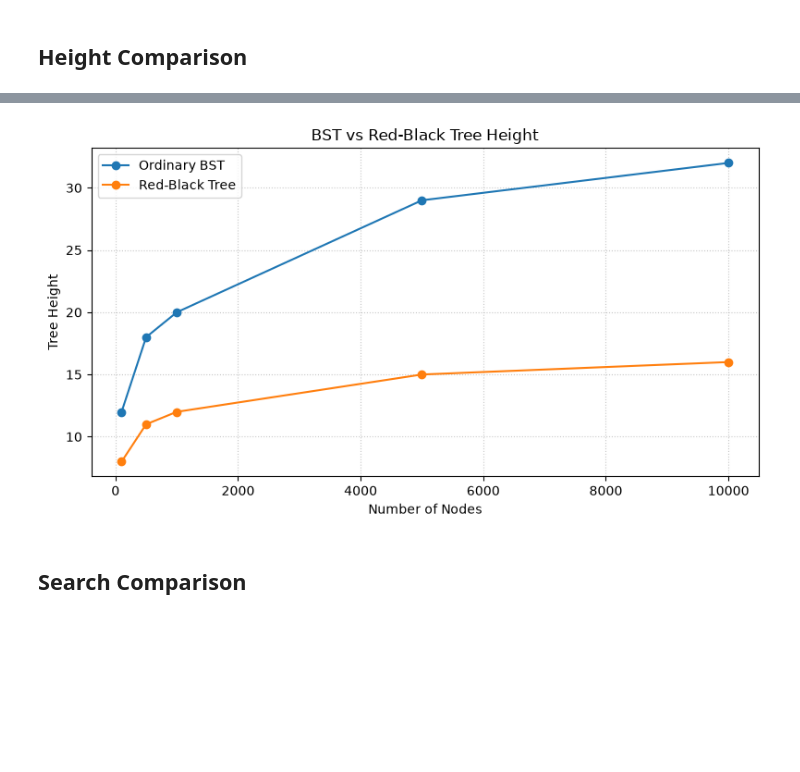
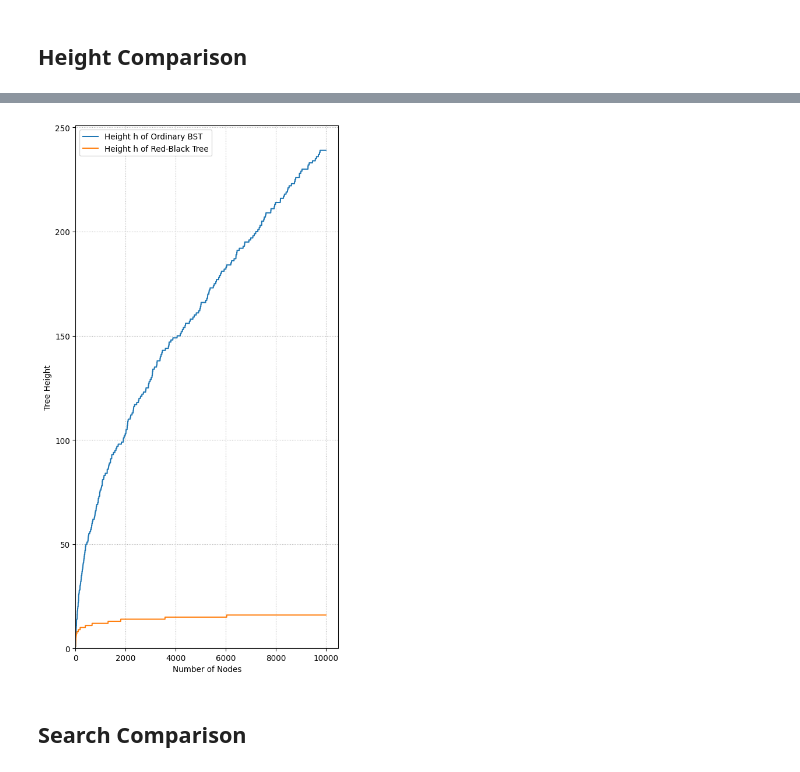
Before and after one commit to c43-sar/2650026_CS69101, a Jupyter notebook: 2650026_lab4.ipynb, the cells around one changed output, grey strips where cells are left out. Drawn from its saved outputs; the diff is of its cells as text; code cells hidden in the pictures; blank space fills up the shorter version.

```diff
--- a/2650026_lab4.ipynb
+++ b/2650026_lab4.ipynb
@@ -387,8 +437,6 @@ def RB_Insert(root: RB_Node | None, value: int) -> RB_Node | None:
     else:
         Y_NODE.rchild = Z_Node
 
-    Z_Node.lchild = None
-    Z_Node.rchild = None
     # New Node's Color is already RED by default.
 
     root = RB_Insert_Fixup(root, Z_Node) # type: ignore
@@ -795,13 +874,16 @@ plt.show()
 # %% [markdown]
 ## Iterations (Search) v/s Node Count
 # %%
-plt.figure(figsize=(8, 4.5))
-plt.plot(task6_df["Nodes"], task6_df["Average Search Iterations"], marker="o")
+figure(figsize=(12, 4.5), dpi=97)
+y = records[("Random", "Red-Black Tree")]["Search"]
+x = [i+1 for i in range(len(y))]
+plt.plot(x, y, label="Iterations per search", linewidth=0.7)
+plt.xlim(left=0)
+plt.ylim(bottom=0)
+plt.legend()
 plt.xlabel("Number of Nodes")
-plt.ylabel("Average Iterations per Search")
-plt.title("Red-Black Tree Search Iterations vs Number of Nodes")
-plt.grid(True, linestyle=":", alpha=0.7)
-plt.tight_layout()
+plt.ylabel("Iterations per Search")
+plt.grid(visible=True, linestyle=':')
 plt.savefig("./2650026_lab4_data/task6_search.png", dpi=150, bbox_inches="tight")
 plt.show()
 # %% [output]
@@ -984,2 +1078,12 @@ task7_df
 # %% [markdown]
 ## Height Comparison
+# %%
+records[("Random", "BST")] = BST_Recorded(random_values, search_idx, delete_keys)
+
+bst = records[("Random", "BST")]
+task7_df = pd.DataFrame({
+    "Nodes": SIZES,
+    "BST Height": [bst["Height"][n - 1] for n in SIZES],
+    "Red-Black Tree Height": [rb["Height"][n - 1] for n in SIZES],
+})
+task7_df
@@ -986,16 +1097,20 @@ task7_df
 # %%
-plt.figure(figsize=(8, 4.5))
-plt.plot(task7_df["Nodes"], task7_df["BST Height"], marker="o", label="Ordinary BST")
-plt.plot(task7_df["Nodes"], task7_df["Red-Black Tree Height"], marker="o", label="Red-Black Tree")
+figure(figsize=(6, 12), dpi=97)
+y = records[("Random", "BST")]["Height"]
+x = [i+1 for i in range(len(y))]
+plt.plot(x, y, label="Height h of Ordinary BST")
+y = records[("Random", "Red-Black Tree")]["Height"]
+x = [i+1 for i in range(len(y))]
+plt.plot(x, y, label="Height h of Red-Black Tree")
+plt.xlim(left=0)
+plt.ylim(bottom=0)
+plt.legend()
 plt.xlabel("Number of Nodes")
 plt.ylabel("Tree Height")
-plt.title("BST vs Red-Black Tree Height")
-plt.legend()
-plt.grid(True, linestyle=":", alpha=0.7)
-plt.tight_layout()
+plt.grid(visible=True, linestyle=':')
 plt.savefig("./2650026_lab4_data/task7_height.png", dpi=150, bbox_inches="tight")
 plt.show()
 # %% [output]
-[figure, old version]
+[figure, new version]
 # %% [markdown]
 ## Search Comparison
```
Also changed, not shown: parts of 27 cells of this notebook.
